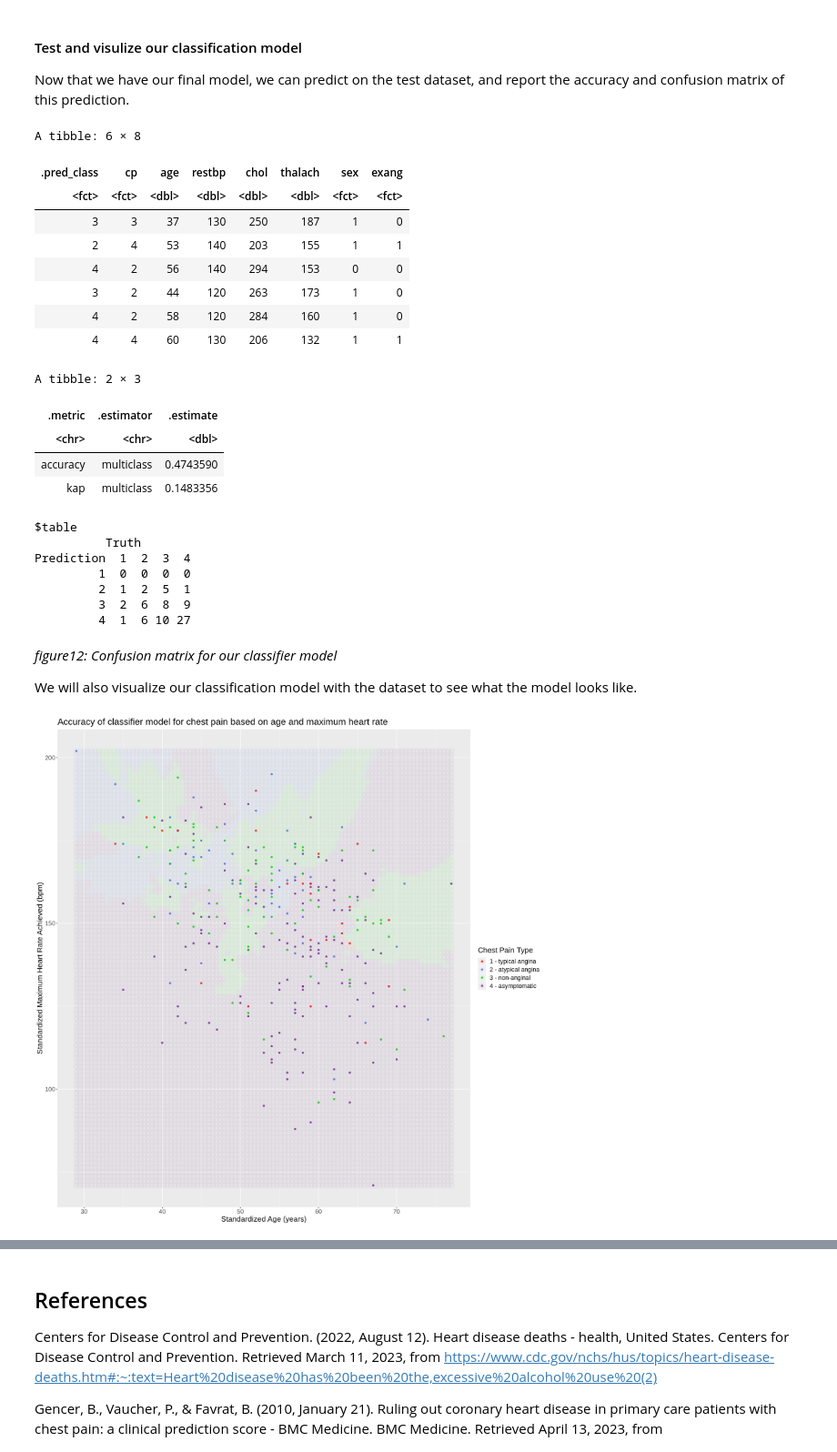
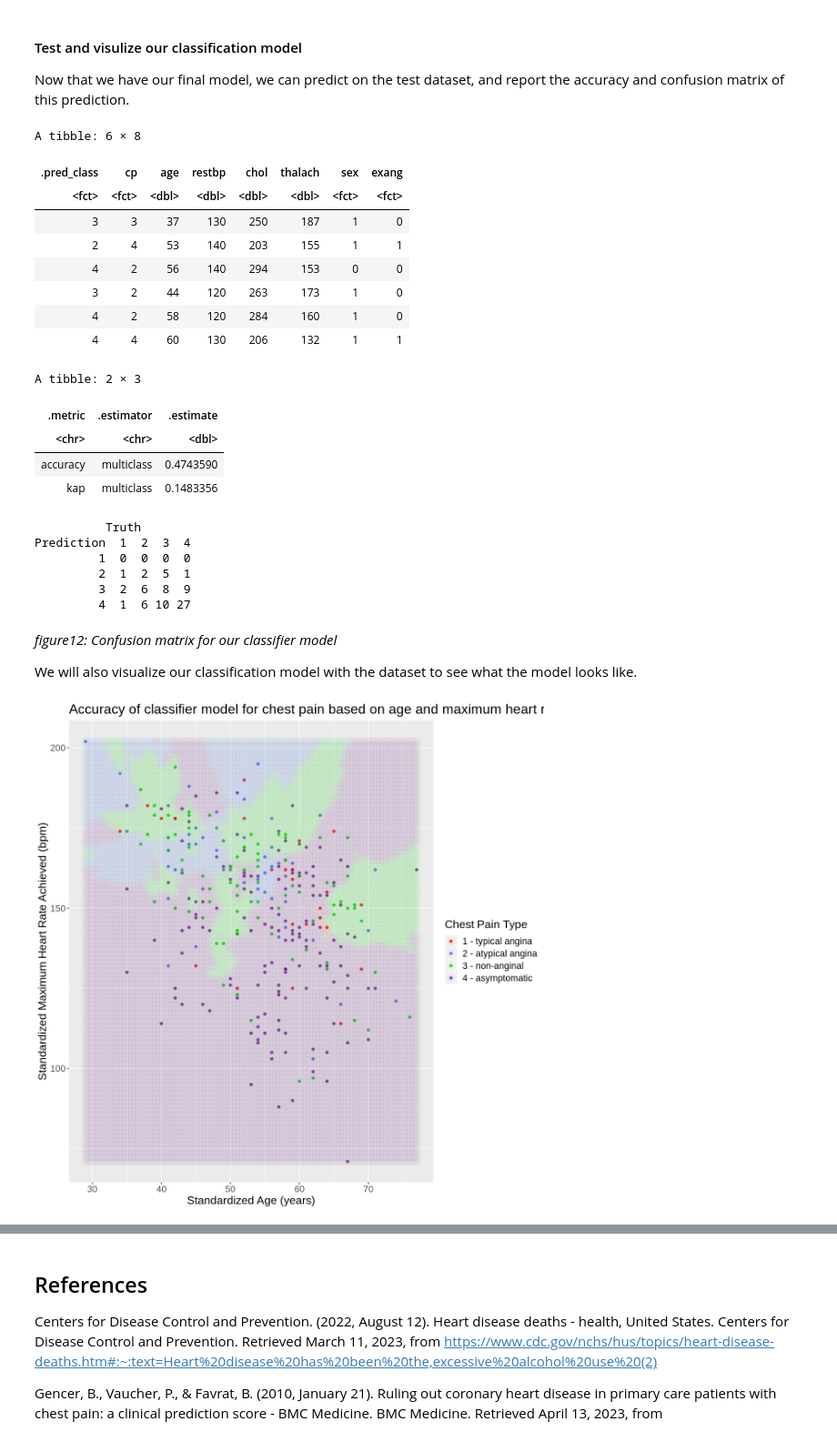
Before and after one commit to hebabm/group-31, a Jupyter notebook: finalreport.ipynb, the cells around one changed output, grey strips where cells are left out. Shown at 91% size. Cells and saved outputs as stored; diff of their text form; code cells hidden in the pictures.

```diff
--- a/finalreport.ipynb
+++ b/finalreport.ipynb
@@ -375,7 +377,7 @@ heart_metrics
 
 heart_conf_mat <- heart_predictions %>%
     conf_mat(truth = cp, estimate = .pred_class)
-head(heart_conf_mat)
+heart_conf_mat
 # %% [output]
 A tibble: 6 × 8
 | .pred_class | cp | age | restbp | chol | thalach | sex | exang |
@@ -391,7 +393,6 @@ A tibble: 2 × 3
 | <chr> | <chr> | <dbl> |
 | accuracy | multiclass | 0.4743590 |
 | kap | multiclass | 0.1483356 |
-$table
           Truth
 Prediction  1  2  3  4
          1  0  0  0  0
@@ -404,6 +405,9 @@ Prediction  1  2  3  4
 We will also visualize our classification model with the dataset to see what the model looks like.
 # %%
 # create the grid of area/smoothness vals, and arrange in a data frame
+
+options(repr.plot.height = 10, repr.plot.width = 10)
+
 age_grid <- seq(min(filter_data$age),
                 max(filter_data$age),
                 length.out = 100)
@@ -419,34 +423,34 @@ knnPredGrid <- predict(heart_fit, asgrid)
 # bind the predictions as a new column with the grid points
 prediction_table <- bind_cols(knnPredGrid, asgrid) %>%
   rename(Class = .pred_class)
 
 # plot:
 # 1. the colored scatter of the original data
 # 2. the faded colored scatter for the grid points
 hrt_wkflw_plot <-
   ggplot() +
   geom_point(data = filter_data,
              mapping = aes(x = age,
                            y = thalach,
                            color = cp),
              alpha = 0.75) +
   geom_point(data = prediction_table,
              mapping = aes(x = age,
                            y = thalach,
                            color = Class),
              alpha = 0.04,
              size = 5) +
   labs(color = "Chest Pain Type",
        x = "Standardized Age (years)",
        y = "Standardized Maximum Heart Rate Achieved (bpm)",
        title = "Accuracy of classifier model for chest pain based on age and maximum heart rate") +
   scale_color_manual(labels = c("1 - typical angina", "2 - atypical angina",
                                 "3 - non-anginal", "4 - asymptomatic"),
                      values = c("red", "royalblue", "green3", "darkorchid4")) +
   theme(text = element_text(size = 16))
 hrt_wkflw_plot
 # %% [output]
-[figure, old version]
+[figure, new version]
 # %% [markdown]
 ## Discussion
 
```
Also changed, not shown: parts of 2 cells of this notebook.
